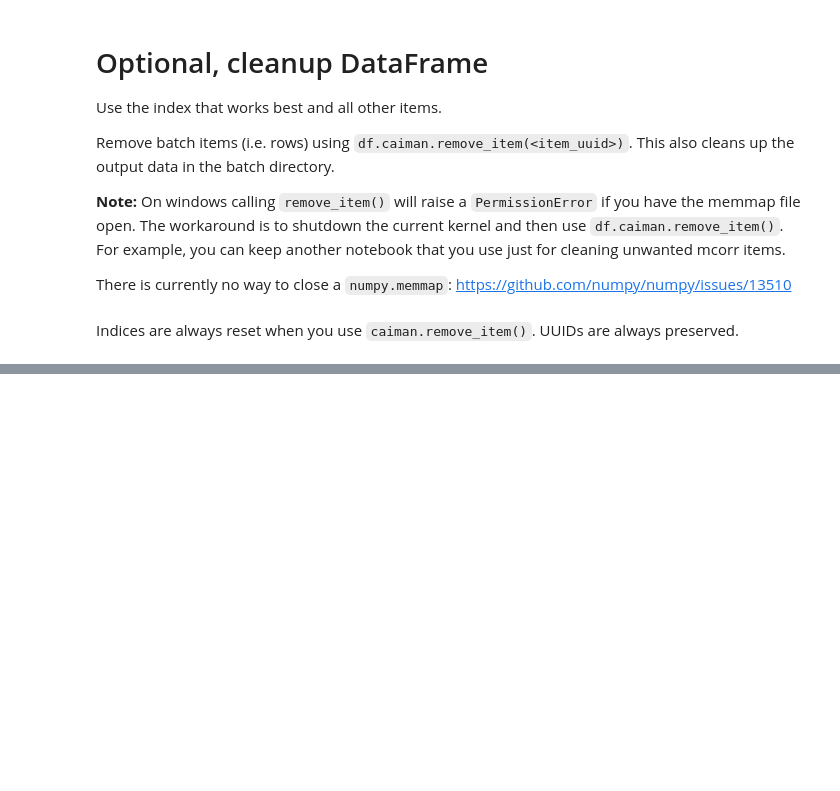
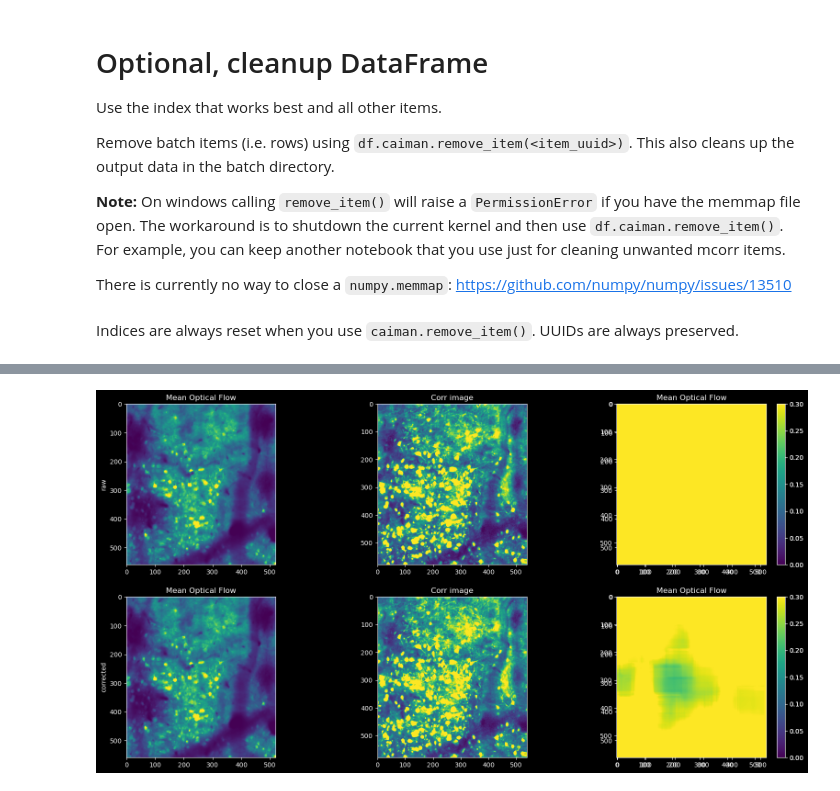
Before and after one commit to MillerBrainObservatory/LBM-CaImAn-Python, a Jupyter notebook: demos/notebooks/registration.ipynb, the cells around one changed output, grey strips where cells are left out. Cells and saved outputs as stored; diff of their text form; code cells hidden in the pictures; blank space fills up the shorter version.

Commit message:
feat: optical flow + helpers for dataframe management

```diff
--- a/demos/notebooks/registration.ipynb
+++ b/demos/notebooks/registration.ipynb
@@ -524,0 +525,11 @@ df.caiman.save_to_disk()
+# %%
+# fnames = [df.iloc[0].mcorr.get_]
+# fnames = [str(df.iloc[0].mcorr.get_output_path())]
+fnames = str(movie_path)
+fnames_rig = str(df.iloc[0].mcorr.get_output_path())
+
+#% compute metrics for the results (TAKES TIME!!)
+final_size = np.subtract(movie[1,:,:].shape, 2 * 2) # remove pixels in the boundaries
+winsize = 100
+swap_dim = False
+resize_fact_flow = .2    # downsample for computing ROF
@@ -525,41 +554,56 @@ df.caiman.save_to_disk()
 # %%
 ##%% plot the results of Residual Optical Flow
-fls = [cm.paths.fname_derived_presuffix(mc.fname_tot_els[0], 'metrics', swapsuffix='npz'),
-       cm.paths.fname_derived_presuffix(mc.fname_tot_rig[0], 'metrics', swapsuffix='npz'),
-       cm.paths.fname_derived_presuffix(mc.fname[0],         'metrics', swapsuffix='npz'),
-      ]
+fls = [cm.paths.fname_derived_presuffix(str(fnames), 'metrics', swapsuffix='npz'), cm.paths.fname_derived_presuffix(str(fnames_rig), 'metrics', swapsuffix='npz')]
 
 plt.figure(figsize = (20,10))
-for cnt, fl, metr in zip(range(len(fls)), fls, ['pw_rigid','rigid','raw']):
-    with np.load(fl) as ld:
-        print(ld.keys())
-        print(fl)
-        print(str(np.mean(ld['norms'])) + '+/-' + str(np.std(ld['norms'])) +
-              ' ; ' + str(ld['smoothness']) + ' ; ' + str(ld['smoothness_corr']))
+for cnt, fl, metr in zip(range(len(fls)), fls, ['raw','corrected',]):
+    print('fl')
+    if Path(fl).suffix == '.npz':
+        with np.load(str(fl)) as ld:
+            print(str(np.mean(ld['norms'])) + '+/-' + str(np.std(ld['norms'])) +
+                ' ; ' + str(ld['smoothness']) + ' ; ' + str(ld['smoothness_corr']))
+            plt.subplot(len(fls), 3, 1 + 3 * cnt)
+            plt.ylabel(metr)
+            try:
+                mean_img = np.mean(cm.load(fl[:-12] + '.tif'))[12:-12, 12:-12]
+            except:
+                try:
+                    mean_img = np.mean(
+                        cm.load(fl[:-12] + '.tif'), 0)[12:-12, 12:-12]
+                except:
+                    try:
+                        mean_img = np.mean(
+                            cm.load(fl[:-12] + '.hdf5'), 0)[12:-12, 12:-12]
+                    except:
+                        try:
+                            mean_img = np.mean(cm.load(fl[:-12] + '.zarr'), 0)[12:-12, 12:-12]
+                        except:
+                            print(fl[:-12] + '.zarr')
 
-        plt.subplot(len(fls), 3, 1 + 3 * cnt)
-        plt.ylabel(metr)
-        print(f"Loading data with base {fl[:-12]}")
-        try:
-            mean_img = np.mean(
-            cm.load(fl[:-12] + '.mmap'), 0)[12:-12, 12:-12]
-        except:
-            try:
-                mean_img = np.mean(
-                    cm.load(fl[:-12] + '.tif'), 0)[12:-12, 12:-12]
-            except:
-                mean_img = np.mean(
-                    cm.load(fl[:-12] + 'hdf5'), 0)[12:-12, 12:-12]
 
-        lq, hq = np.nanpercentile(mean_img, [.5, 99.5])
-        plt.imshow(mean_img, vmin=lq, vmax=hq)
-        plt.title('Mean')
-        plt.subplot(len(fls), 3, 3 * cnt + 2)
-        plt.imshow(ld['img_corr'], vmin=0, vmax=.35)
-        plt.title('Corr image')
-        plt.subplot(len(fls), 3, 3 * cnt + 3)
-        flows = ld['flows']
-        plt.imshow(np.mean(
-        np.sqrt(flows[:, :, :, 0]**2 + flows[:, :, :, 1]**2), 0), vmin=0, vmax=0.3)
-        plt.colorbar()
-        plt.title('Mean optical flow');
+
+            lq, hq = np.nanpercentile(mean_img, [.5, 99.5])
+            plt.imshow(mean_img, vmin=lq, vmax=hq)
+            plt.title('Mean Optical Flow')
+            plt.subplot(len(fls), 3, 3 * cnt + 2)
+            plt.imshow(ld['img_corr'], vmin=0, vmax=.35)
+            plt.title('Corr image')
+            plt.subplot(len(fls), 3, 3 * cnt + 3)
+            flows = ld['flows']
+            plt.imshow(np.mean(
+            np.sqrt(flows[:, :, :, 0]**2 + flows[:, :, :, 1]**2), 0), vmin=0, vmax=0.3)
+            plt.colorbar()
+
+
+            lq, hq = np.nanpercentile(mean_img, [.5, 99.5])
+            plt.imshow(mean_img, vmin=lq, vmax=hq)
+            plt.title('Mean Optical Flow')
+            plt.subplot(len(fls), 3, 3 * cnt + 2)
+            plt.imshow(ld['img_corr'], vmin=0, vmax=.35)
+            plt.title('Corr image')
+            plt.subplot(len(fls), 3, 3 * cnt + 3)
+            flows = ld['flows']
+            plt.imshow(np.mean(
+            np.sqrt(flows[:, :, :, 0]**2 + flows[:, :, :, 1]**2), 0), vmin=0, vmax=0.3)
+            plt.colorbar()
+# %% [output]
@@ -565,0 +622 @@ for cnt, fl, metr in zip(range(len(fls)), fls, ['pw_rigid','rigid','raw']):
+[figure, added]
```
Also changed, not shown: parts of 21 cells of this notebook, 1 other file.
